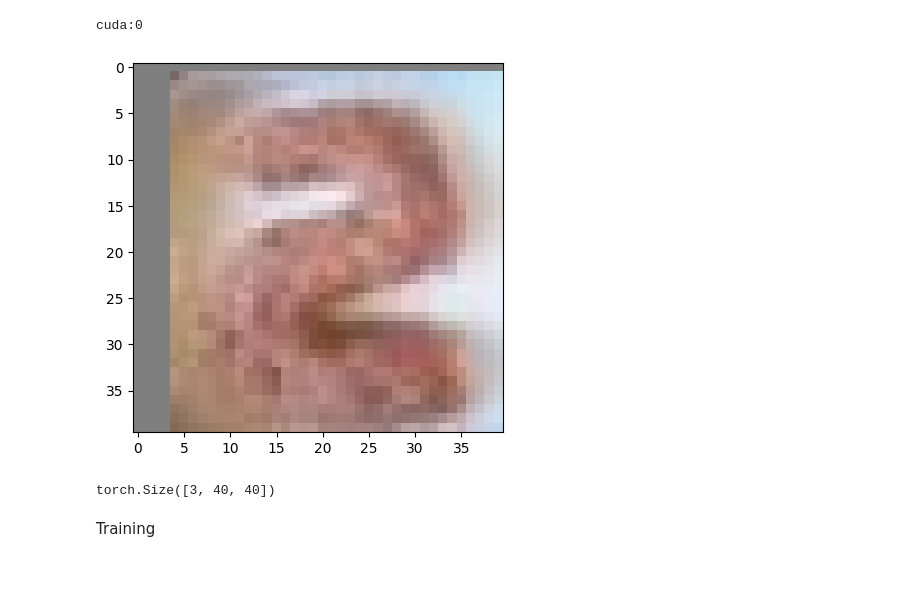
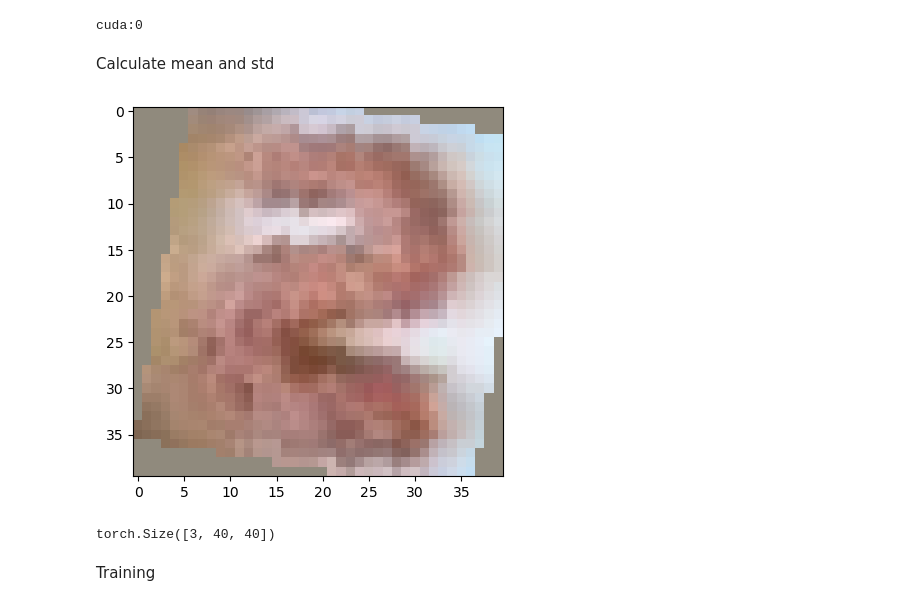
Before and after one commit to oleja1shpep/bhw, a Jupyter notebook: ryabov.ipynb, the cells around one changed output. Saved outputs shown, nothing was run; the diff lists cells and outputs as text; code cells hidden in the pictures; blank space fills up the shorter version.

```diff
--- a/ryabov.ipynb
+++ b/ryabov.ipynb
@@ -27,4 +29,6 @@ device = torch.device('cuda:0' if torch.cuda.is_available() else 'cpu')
 print(device)
 # %% [output]
 cuda:0
+# %% [markdown]
+Calculate mean and std
 # %%
@@ -41,4 +60,7 @@ cuda:0
 # %%
+means = (0.5669, 0.5426, 0.4914)
+stds = (0.2377, 0.2326, 0.2506)
+
 class ImageDataset(Dataset):
     def __init__(self, X, Y, train = True):
         self.X = X
@@ -49,19 +71,20 @@ class ImageDataset(Dataset):
         return len(self.Y)
 
     def __getitem__(self, item):
-        normalize = v2.Normalize((128, 128, 128), (128, 128, 128))
+        normalize = v2.Normalize(means, stds)
         augmentations = transforms.Compose([
             v2.RandomHorizontalFlip(),
             # v2.RandomAutocontrast(),
             # v2.RandomSolarize(0.4),
             transforms.RandomApply([v2.RandomAffine(degrees=0, translate=(1/8,1/8))], p=0.6),
+            transforms.RandomApply([v2.RandomAffine(degrees=10)], p=0.6),
             # v2.RandomEqualize(0.5),
             # v2.RandomPosterize(16),
             # v2.RandomGrayscale(0.3),
             # v2.RandomPhotometricDistort(saturation=[1, 1.5], hue = [0,0], brightness=[0.875, 1.125], contrast=[0.9,1.1], p = 0.3),
             # v2.ColorJitter(saturation=[1, 1], hue = 0, brightness=[1, 1], contrast=[0.9,1.1])
         ])
-        img = torchvision.io.read_image(f"trainval/{self.X[item]}").to(torch.float).to(device)
+        img = torchvision.io.read_image(f"trainval/{self.X[item]}").to(torch.float).to(device) / 256.0
         img = normalize(img)
         if self.train:
             img = augmentations(img)
@@ -82,13 +105,14 @@ train_loader = DataLoader(train_dataset, 32, True)
 val_loader = DataLoader(val_dataset, 32, True)
 # %%
 def imshow(img):
-    img = img / 2 + 0.5
+    for i in range(3):
+        img[i] = img[i] * stds[i] + means[i]
     npimg = img.to("cpu").numpy()
     plt.imshow(np.transpose(npimg, (1, 2, 0)))
     plt.show()
     print(img.shape)
 
 imshow(train_dataset[2][0])
 # %% [output]
-[figure, old version]
+[figure, new version]
 torch.Size([3, 40, 40])
```
Also changed, not shown: parts of 10 cells of this notebook, 3 other files.
